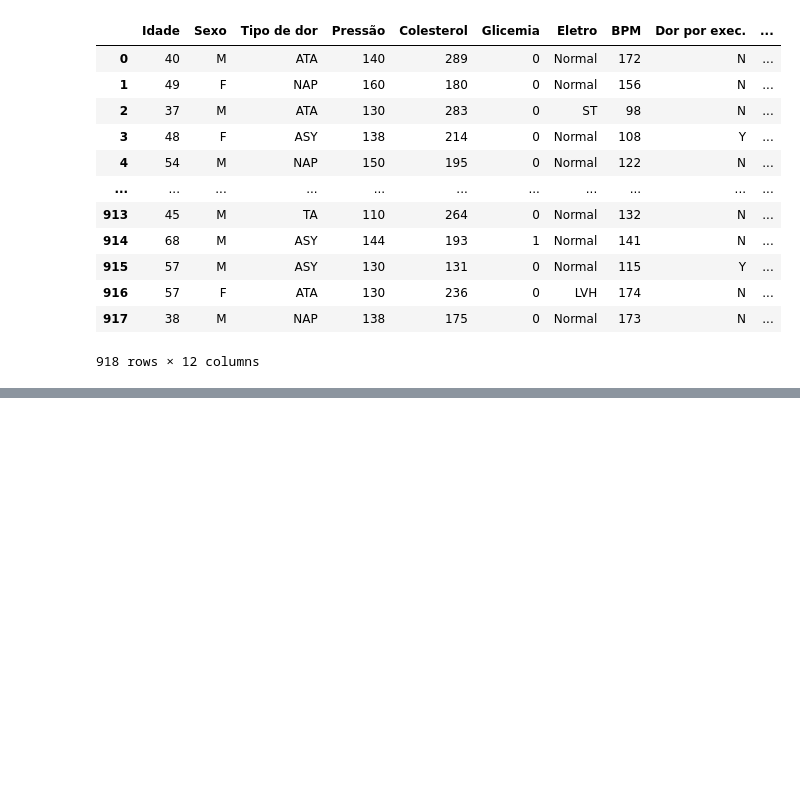
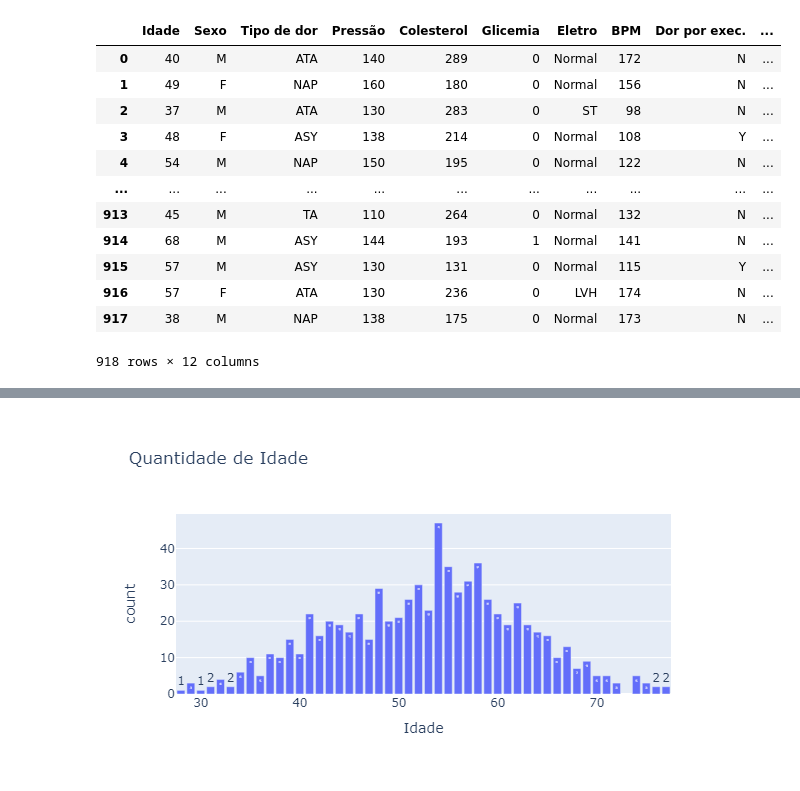
Before and after one commit to Thurcavalcante/analise-projeto-final-, a Jupyter notebook: analise.ipynb, the cells around one changed output, grey strips where cells are left out. Saved outputs shown, nothing was run; the diff lists cells and outputs as text; code cells hidden in the pictures; blank space fills up the shorter version.

```diff
--- a/analise.ipynb
+++ b/analise.ipynb
@@ -58,0 +183,4 @@ df
+# %%
+constroi_grafico_barras('Idade')
+# %% [output]
+[figure, added]
```
Also changed, not shown: parts of 28 cells of this notebook.
